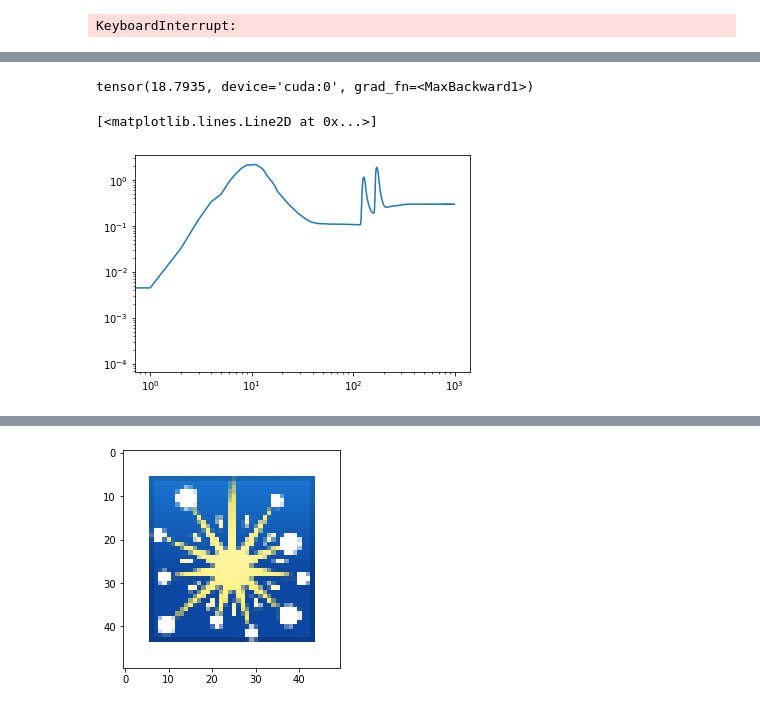
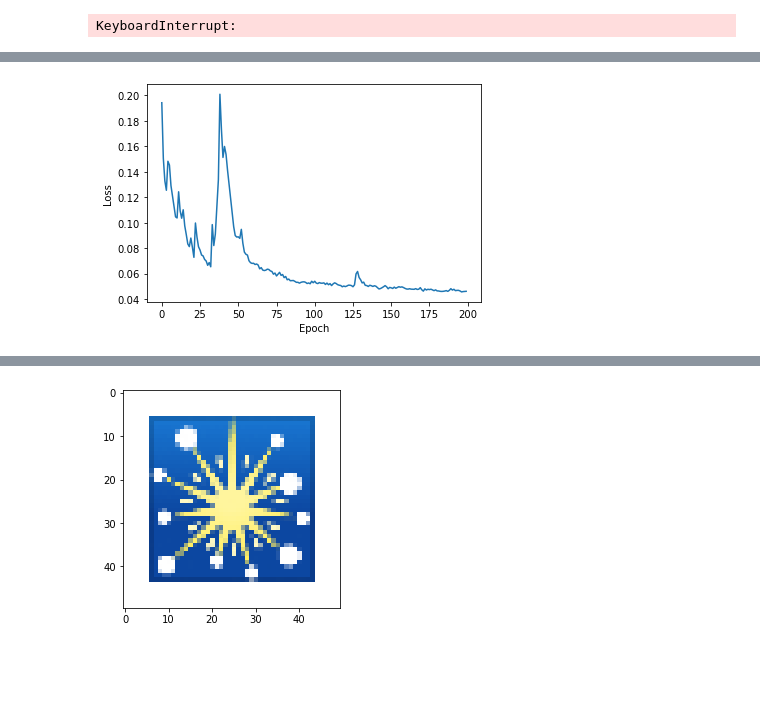
Before and after one commit to LetteraUnica/neural_cellular_automata, a Jupyter notebook: pytorch_ca/virus_CA.ipynb, the cells around one changed output, grey strips where cells are left out. Cells and saved outputs as stored; diff of their text form; code cells hidden in the pictures; blank space fills up the shorter version.

```diff
--- a/pytorch_ca/virus_CA.ipynb
+++ b/pytorch_ca/virus_CA.ipynb
@@ -100,20 +78,10 @@ pl.loglog(model.losses)
-# %%
-torch.max(model.new_CA(x))
-# %% [output]
-tensor(18.7935, device='cuda:0', grad_fn=<MaxBackward1>)
-# %%
-norms = []
-with torch.no_grad():
-    x = pool.sample(1)[0].cuda()
-    for i in range(1000):
-        norm = torch.mean(model.old_CA(x)**2)
-        norms.append(norm.detach().cpu().item())
-        x = model.forward(x)
-
-pl.loglog(norms)
-# %% [output]
-[<matplotlib.lines.Line2D at 0x...>]
-[figure, removed]
+# %%
+pl.plot(model.losses)
+pl.xlabel("Epoch")
+pl.ylabel("Loss")
+pl.savefig(fname="Virus60%_losses.png")
+# %% [output]
+[figure, added]
 # %%
 imshow(pool.sample(1)[0][0])
 # %% [output]
```
Also changed, not shown: parts of 12 cells of this notebook, 19 other files.
